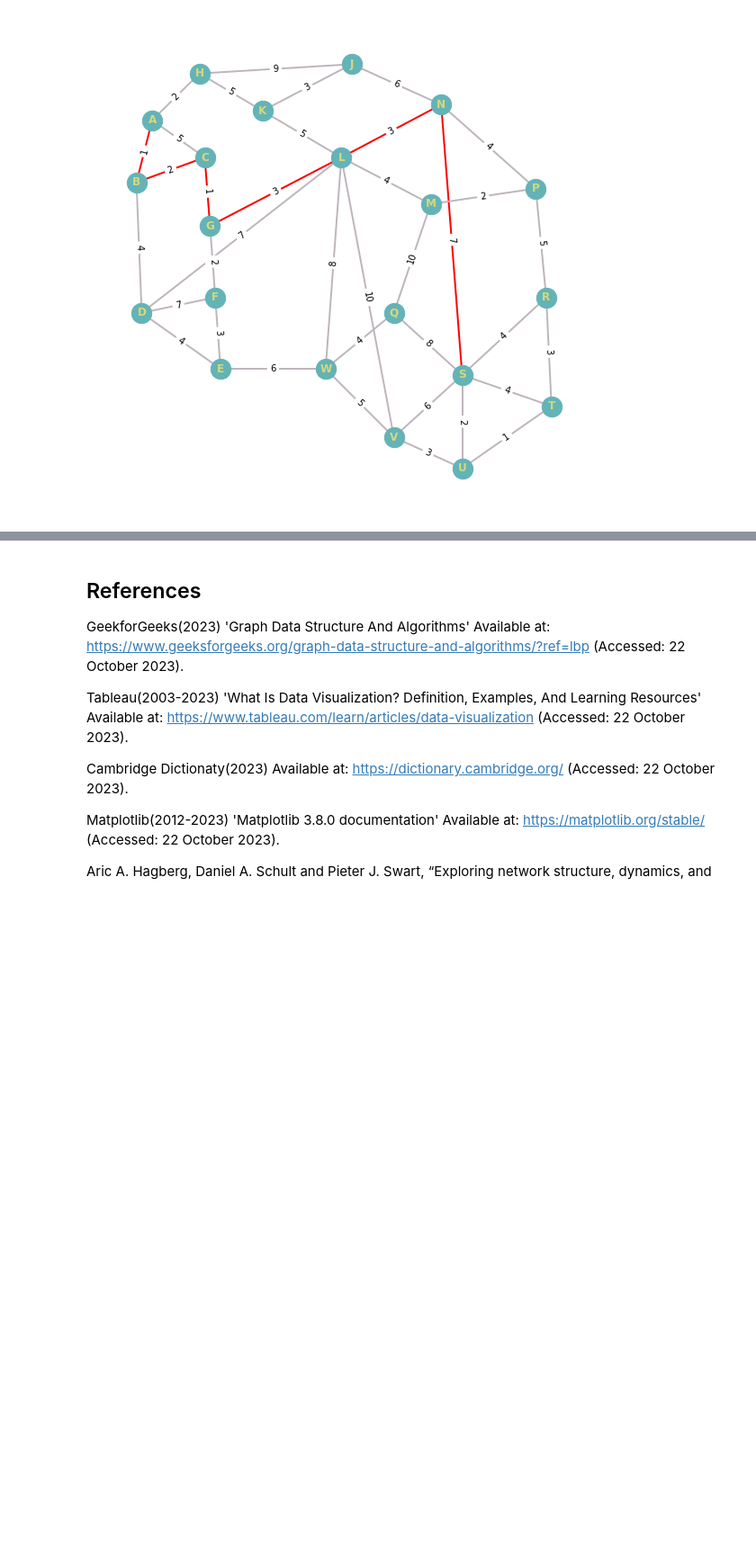
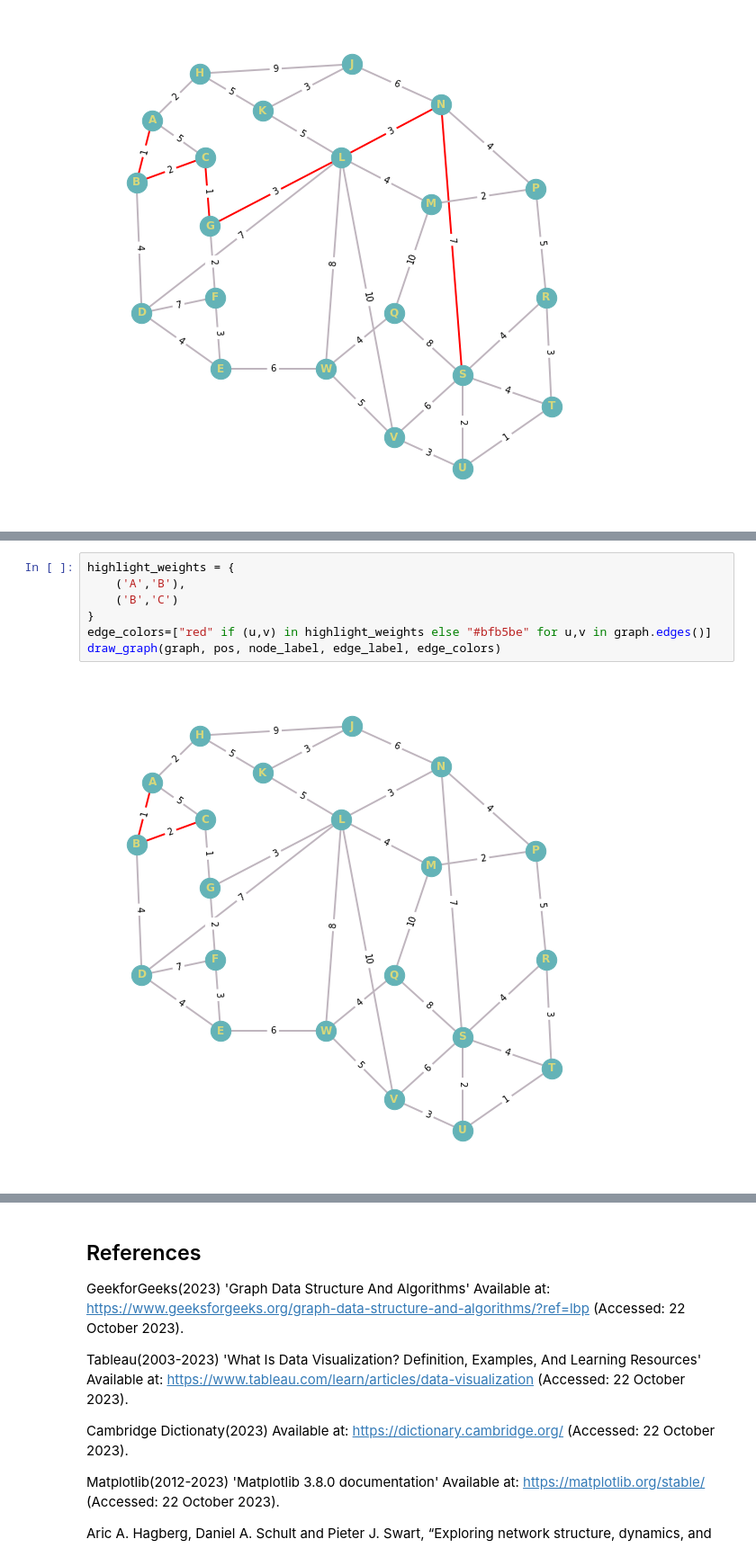
Before and after one commit to Rfg2048/AI, a Jupyter notebook: AI.ipynb, the cells around one changed output, grey strips where cells are left out. Shown at 90% size. Cells and saved outputs as stored; diff of their text form; blank space fills up the shorter version.

```diff
--- a/AI.ipynb
+++ b/AI.ipynb
@@ -1217,0 +1232,9 @@ nodes_df_star
+# %%
+highlight_weights = {
+    ('A','B'),
+    ('B','C')
+}
+edge_colors=["red" if (u,v) in highlight_weights else "#bfb5be" for u,v in graph.edges()]
+draw_graph(graph, pos, node_label, edge_label, edge_colors)
+# %% [output]
+[figure, added]
```
Also changed, not shown: parts of 42 cells of this notebook.
